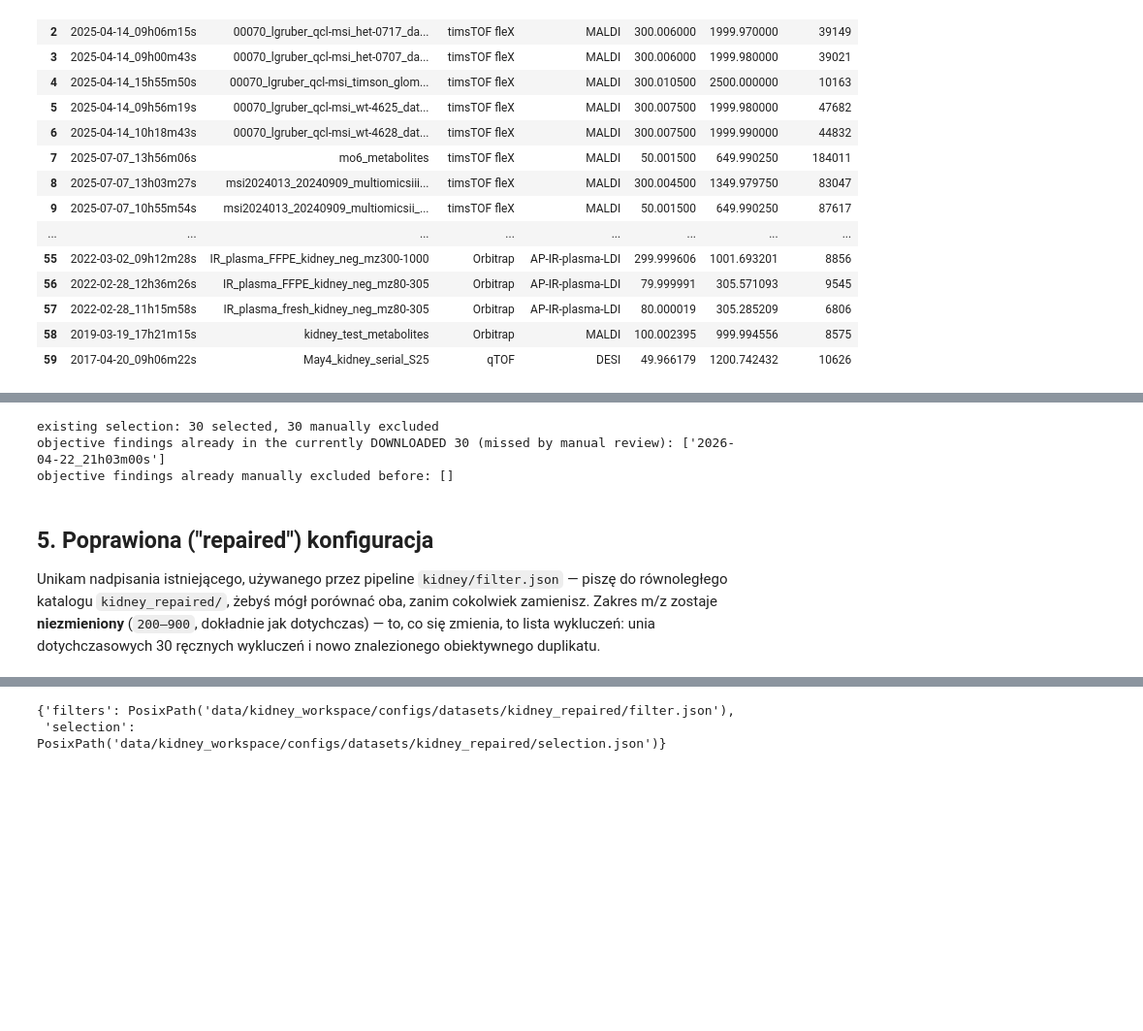
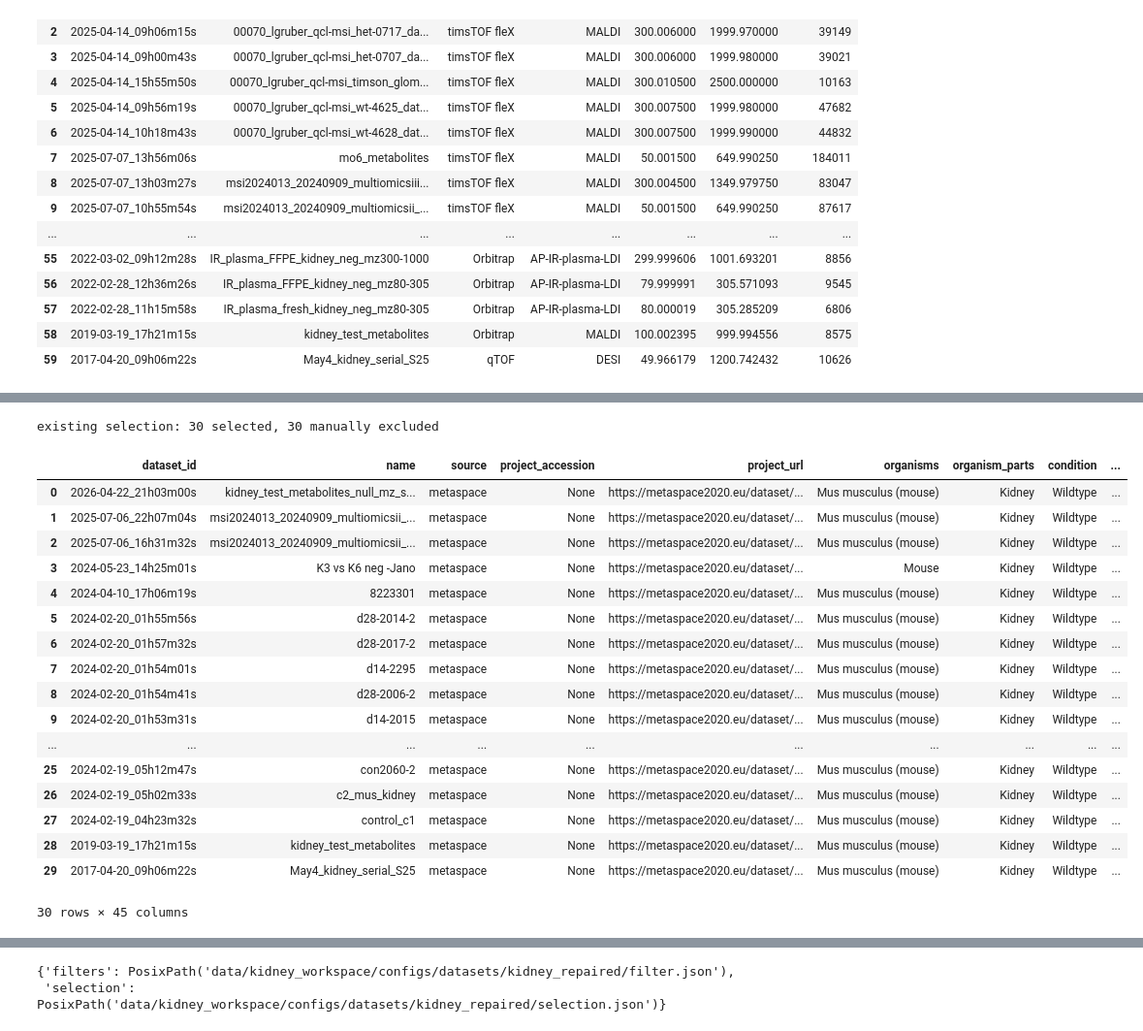
Before and after one commit to maxi7524/MSIAutoEncoderWrapper, a Jupyter notebook: assets/datasets_query/kidney_dataset_repaired.ipynb, the cells around one changed output, grey strips where cells are left out. Shown at 97% size. Cells and saved outputs as stored; diff of their text form; code cells hidden in the pictures; blank space fills up the shorter version.

Commit message:
Updated assets (new filters) and docs.

```diff
--- a/assets/datasets_query/kidney_dataset_repaired.ipynb
+++ b/assets/datasets_query/kidney_dataset_repaired.ipynb
@@ -207,22 +77,28 @@ Name: pixel_count, dtype: float64
 # %%
 existing_filter = json.load(open("data/kidney_workspace/configs/datasets/kidney/filter.json"))
 existing_selection = json.load(open("data/kidney_workspace/configs/datasets/kidney/selection.json"))
-existing_excluded_ids = set(existing_filter.get("exclude_dataset_ids", []))
+existing_excluded_ids = existing_filter.get("exclude_dataset_ids", [])
 existing_selected_ids = set(existing_selection["dataset_ids"])
 print(f"existing selection: {len(existing_selected_ids)} selected, {len(existing_excluded_ids)} manually excluded")
 
-new_findings = set(
-    results.loc[results["duplicate_excluded"] | results["mz_shift_qc_variant"], "dataset_id"]
-)
-missed_by_manual_review = new_findings & existing_selected_ids
-already_caught = new_findings & existing_excluded_ids
-print("objective findings already in the currently DOWNLOADED 30 (missed by manual review):", sorted(missed_by_manual_review))
-print("objective findings already manually excluded before:", sorted(already_caught))
+explorer.exclude(existing_excluded_ids)
 # %% [output]
 existing selection: 30 selected, 30 manually excluded
-objective findings already in the currently DOWNLOADED 30 (missed by manual review): ['2026-04-22_21h03m00s']
-objective findings already manually excluded before: []
+|  | dataset_id | name | source | project_accession | project_url | organisms | organism_parts | condition | ... |
+| 0 | 2026-04-22_21h03m00s | kidney_test_metabolites_null_mz_s... | metaspace | None | https://metaspace2020.eu/dataset/... | Mus musculus (mouse) | Kidney | Wildtype | ... |
+| 1 | 2025-07-06_22h07m04s | msi2024013_20240909_multiomicsii_... | metaspace | None | https://metaspace2020.eu/dataset/... | Mus musculus (mouse) | Kidney | Wildtype | ... |
+| 2 | 2025-07-06_16h31m32s | msi2024013_20240909_multiomicsii_... | metaspace | None | https://metaspace2020.eu/dataset/... | Mus musculus (mouse) | Kidney | Wildtype | ... |
+| 3 | 2024-05-23_14h25m01s | K3 vs K6 neg -Jano | metaspace | None | https://metaspace2020.eu/dataset/... | Mouse | Kidney | Wildtype | ... |
+| 4 | 2024-04-10_17h06m19s | 8223301 | metaspace | None | https://metaspace2020.eu/dataset/... | Mus musculus (mouse) | Kidney | Wildtype | ... |
+| 5 | 2024-02-20_01h55m56s | d28-2014-2 | metaspace | None | https://metaspace2020.eu/dataset/... | Mus musculus (mouse) | Kidney | Wildtype | ... |
+| 6 | 2024-02-20_01h57m32s | d28-2017-2 | metaspace | None | https://metaspace2020.eu/dataset/... | Mus musculus (mouse) | Kidney | Wildtype | ... |
+| 7 | 2024-02-20_01h54m01s | d14-2295 | metaspace | None | https://metaspace2020.eu/dataset/... | Mus musculus (mouse) | Kidney | Wildtype | ... |
+| 8 | 2024-02-20_01h54m41s | d28-2006-2 | metaspace | None | https://metaspace2020.eu/dataset/... | Mus musculus (mouse) | Kidney | Wildtype | ... |
+| 9 | 2024-02-20_01h53m31s | d14-2015 | metaspace | None | https://metaspace2020.eu/dataset/... | Mus musculus (mouse) | Kidney | Wildtype | ... |
+| ... | ... | ... | ... | ... | ... | ... | ... | ... | ... |
+| 25 | 2024-02-19_05h12m47s | con2060-2 | metaspace | None | https://metaspace2020.eu/dataset/... | Mus musculus (mouse) | Kidney | Wildtype | ... |
+| 26 | 2024-02-19_05h02m33s | c2_mus_kidney | metaspace | None | https://metaspace2020.eu/dataset/... | Mus musculus (mouse) | Kidney | Wildtype | ... |
+| 27 | 2024-02-19_04h23m32s | control_c1 | metaspace | None | https://metaspace2020.eu/dataset/... | Mus musculus (mouse) | Kidney | Wildtype | ... |
+| 28 | 2019-03-19_17h21m15s | kidney_test_metabolites | metaspace | None | https://metaspace2020.eu/dataset/... | Mus musculus (mouse) | Kidney | Wildtype | ... |
+| 29 | 2017-04-20_09h06m22s | May4_kidney_serial_S25 | metaspace | None | https://metaspace2020.eu/dataset/... | Mus musculus (mouse) | Kidney | Wildtype | ... |
+30 rows × 45 columns
-# %% [markdown]
-## 5. Poprawiona ("repaired") konfiguracja
-
-Unikam nadpisania istniejącego, używanego przez pipeline `kidney/filter.json` — piszę do równoległego katalogu `kidney_repaired/`, żebyś mógł porównać oba, zanim cokolwiek zamienisz. Zakres m/z zostaje **niezmieniony** (`200–900`, dokładnie jak dotychczas) — to, co się zmienia, to lista wykluczeń: unia dotychczasowych 30 ręcznych wykluczeń i nowo znalezionego obiektywnego duplikatu.
```
Also changed, not shown: parts of 20 cells of this notebook, 9 other files.
